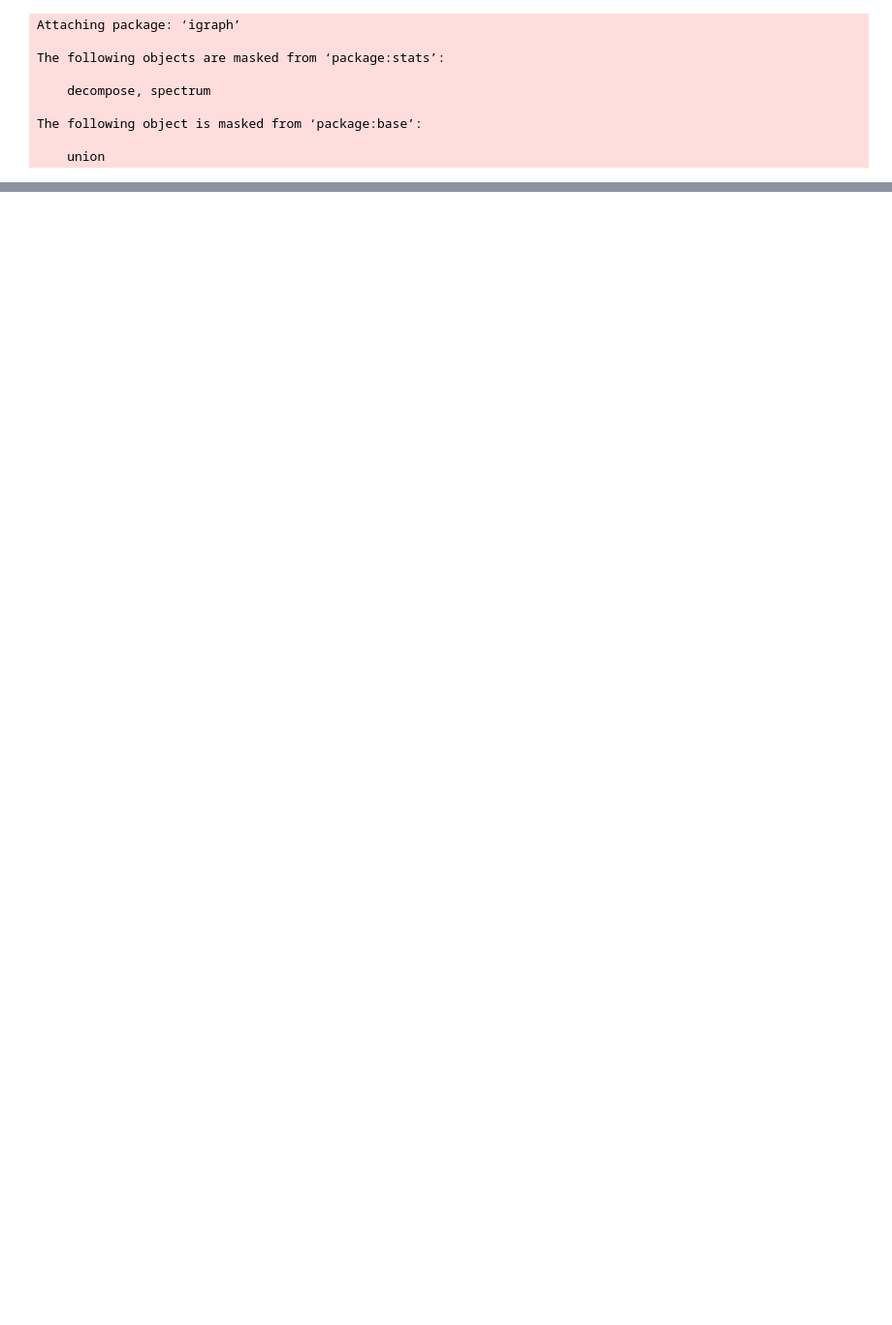
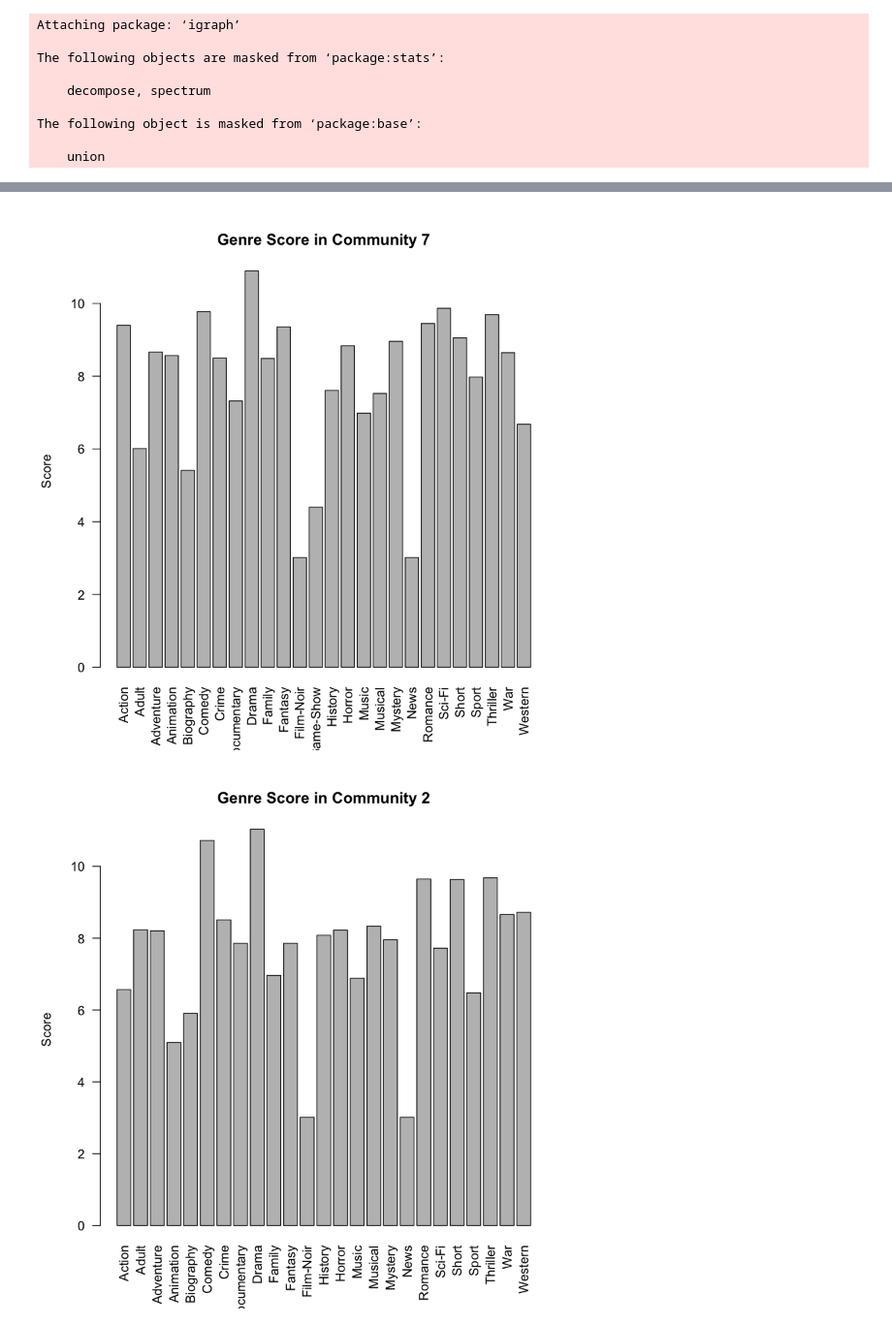
Before and after one commit to YufeiHu/EE232E-Large-Scale-Social-Network, a Jupyter notebook: project4/part2/Q7v2.ipynb, the cells around one changed output, grey strips where cells are left out. Shown at 97% size. Saved outputs shown, nothing was run; the diff lists cells and outputs as text; code cells hidden in the pictures; blank space fills up the shorter version.

```diff
--- a/project4/part2/Q7v2.ipynb
+++ b/project4/part2/Q7v2.ipynb
@@ -67,0 +120,28 @@ for (i in communities) {
+# %%
+# genre score
+genre_score <- function(c, p, q) {
+    z = c * p / q
+    log(z, base = exp(1))
+}
+# %%
+# number of movies in this dataset
+num_movies <- vcount(g.genre)
+
+for (i in communities) {
+    genre_list <- V(g.genre)[g.genre.fgc[[i]]]$genre
+    genre_list <- genre_list[genre_list != "None"]
+    genre.table <- table(genre_list)
+    genre.freq <- prop.table(genre.table)
+
+    Genre <- names(genre.table)
+    Count <- as.vector(genre.table)
+    Freq <- round(as.vector(genre.freq), 4)
+    score <- genre_score(Count, Freq, Count / num_movies)
+
+    cat("======= Community", i, "=======\n")
+    cat("============================\n")
+
+    df <- data.frame(Genre, score)
+    print(df)
+    cat("\n\n")
+}
@@ -67,0 +166,18 @@ for (i in communities) {
+# %%
+for (i in communities) {
+    genre_list <- V(g.genre)[g.genre.fgc[[i]]]$genre
+    genre_list <- genre_list[genre_list != "None"]
+    genre.table <- table(genre_list)
+    genre.freq <- prop.table(genre.table)
+
+    Genre <- names(genre.table)
+    Count <- as.vector(genre.table)
+    Freq <- round(as.vector(genre.freq), 4)
+    score <- genre_score(Count, Freq, Count / num_movies)
+
+    title <- sprintf("Genre Score in Community %d", i)
+    barplot(score, main = title, ylab = "Score", names.arg = Genre, las=2)
+}
+# %% [output]
+[figure, added]
+[figure, added]
```
Also changed, not shown: parts of 17 cells of this notebook.
